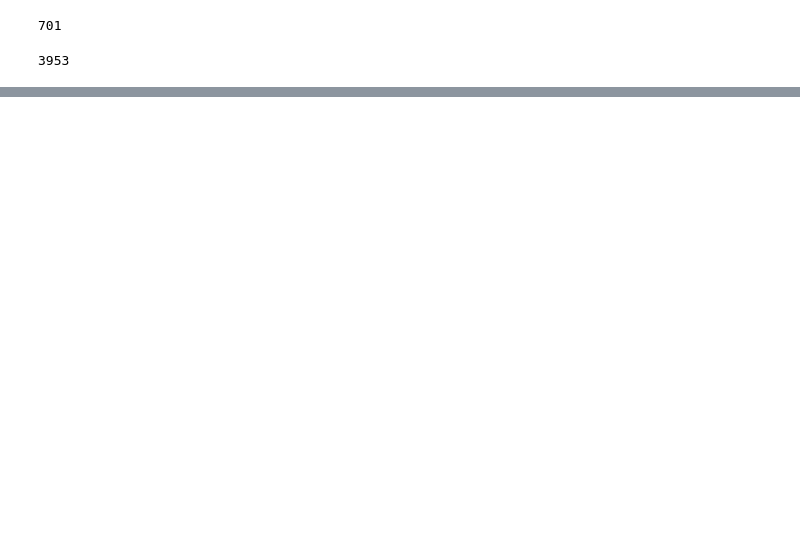
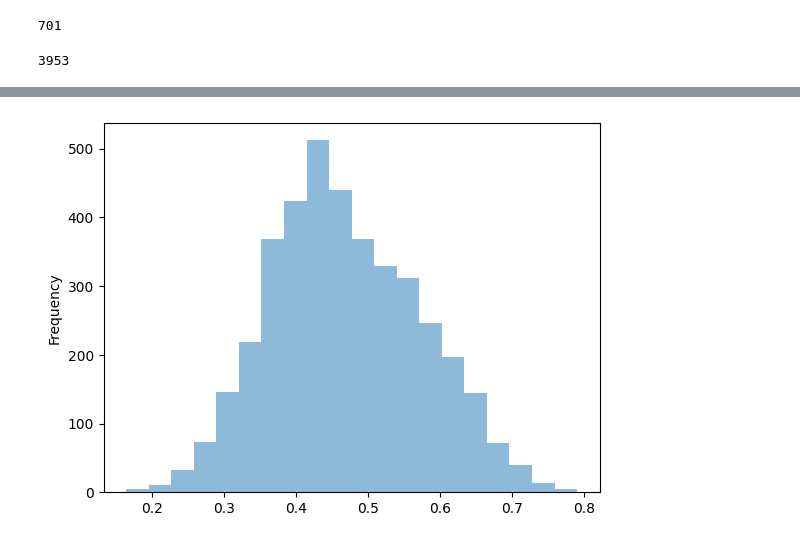
Before and after one commit to SoyeonHH/MMDA, a Jupyter notebook: analysis.ipynb, the cells around one changed output, grey strips where cells are left out. Drawn from its saved outputs; the diff is of its cells as text; code cells hidden in the pictures; blank space fills up the shorter version.

```diff
--- a/analysis.ipynb
+++ b/analysis.ipynb
@@ -147,0 +70,4 @@ Audio noise counts:  2267
+# %%
+ax = results['tcp_TVA'].plot.hist(bins=20, alpha=0.5)
+# %% [output]
+[figure, added]
```
Also changed, not shown: parts of 20 cells of this notebook, 1 other file.
